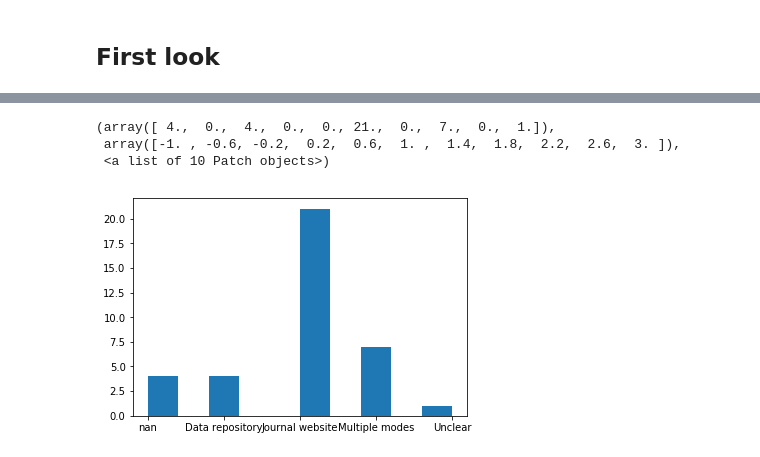
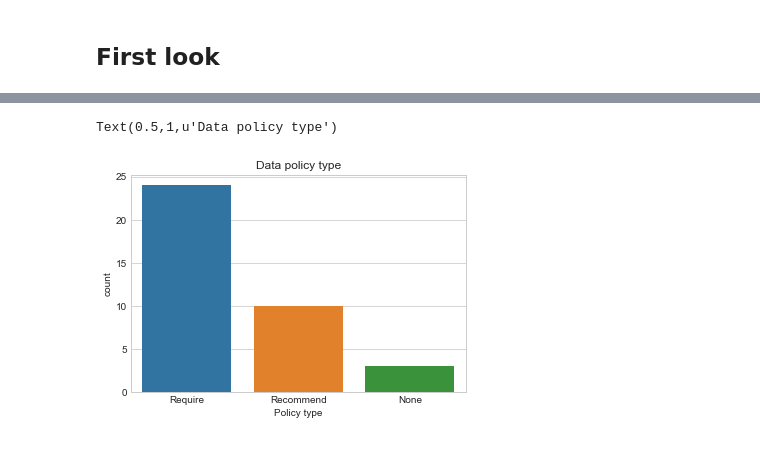
Before and after one commit to atrisovic/econ-data-policy, a Jupyter notebook: econ-data-policy-results.ipynb, the cells around one changed output, grey strips where cells are left out. Cells and saved outputs as stored; diff of their text form; code cells hidden in the pictures.

Commit message:
add new plots

```diff
--- a/econ-data-policy-results.ipynb
+++ b/econ-data-policy-results.ipynb
@@ -2,0 +5,7 @@
+# %%
+import pandas as pd
+import matplotlib.pyplot as plt
+import seaborn as sns
+
+# plot style
+sns.set_style('whitegrid')
@@ -30,10 +29,6 @@ Text(0,0.5,u'Number of journals')
-# %%
-plt.hist(df['Sharing mode'])
-
-#plt.title("Policy type")
-#plt.ylabel("Number of journals")
-# %% [output]
-(array([ 4.,  0.,  4.,  0.,  0., 21.,  0.,  7.,  0.,  1.]),
- array([-1. , -0.6, -0.2,  0.2,  0.6,  1. ,  1.4,  1.8,  2.2,  2.6,  3. ]),
- <a list of 10 Patch objects>)
-[figure, removed]
+# %%
+ax = sns.countplot(x='Policy type', data=df)
+ax.set_title("Data policy type")
+# %% [output]
+Text(0.5,1,u'Data policy type')
+[figure, added]
```
Also changed, not shown: parts of 20 cells of this notebook.
